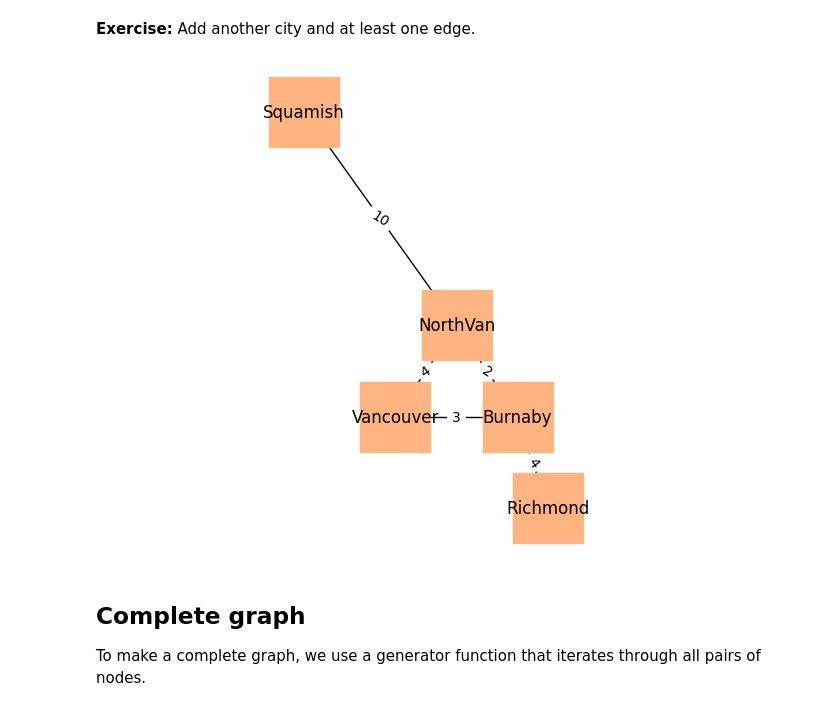
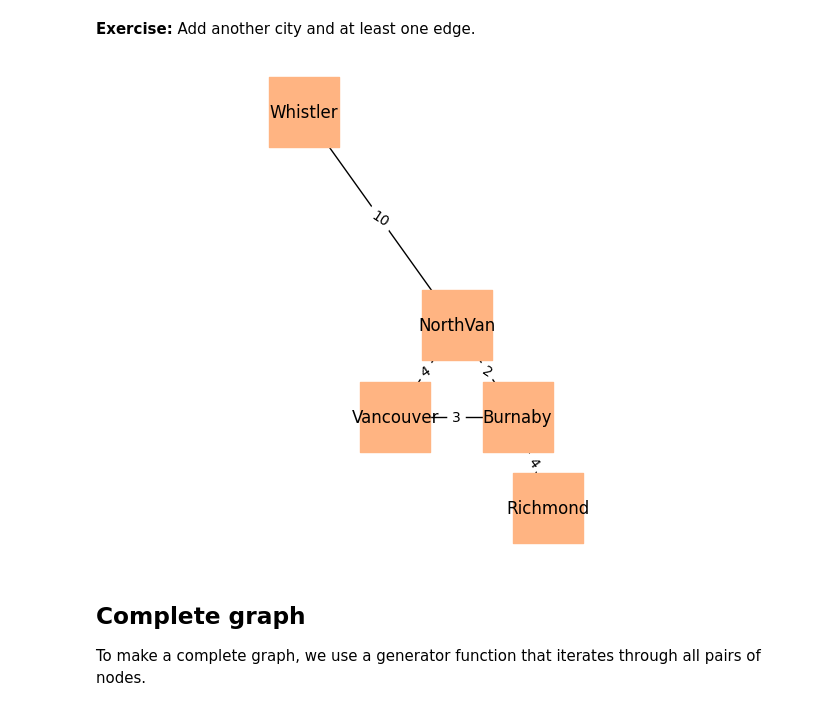
Before and after one commit to Gipir/complex-colab, a Jupyter notebook: teamwork/chap04.ipynb, the cells around one changed output. Saved outputs shown, nothing was run; the diff lists cells and outputs as text; code cells hidden in the pictures.

```diff
--- a/teamwork/chap04.ipynb
+++ b/teamwork/chap04.ipynb
@@ -158,30 +158,30 @@ plt.show('figs/chap03-2')
 # %%
 Gra = nx.Graph()
 new_positions = dict(Vancouver=(0, 0),
                  Burnaby=(4, 0),
-                 Squamish=(-3, 10),
+                 Whistler=(-3, 10),
                  NorthVan=(2, 3),
                  Richmond=(5,-3))
 Gra.add_nodes_from(new_positions)
 new_drive_times = {('Vancouver', 'Burnaby'): 3,
                ('Vancouver', 'NorthVan'): 4,
                ('Burnaby', 'Richmond'): 4,
                ('Burnaby', 'NorthVan'): 2,
-               ('NorthVan', 'Squamish'): 10}
+               ('NorthVan', 'Whistler'): 10}
 Gra.add_edges_from(new_drive_times)
 nx.draw(Gra, new_positions,
         node_color='C1',
         node_shape='s',
         node_size=2500,
         with_labels=True)
 
 nx.draw_networkx_edge_labels(Gra, new_positions,
                              edge_labels=new_drive_times)
 
 plt.axis('equal')
 plt.show('figs/chap03-2')
 # %% [output]
-[figure, old version]
+[figure, new version]
 # %% [markdown]
 ## Complete graph
 
```
Also changed, not shown: parts of 30 cells of this notebook.
